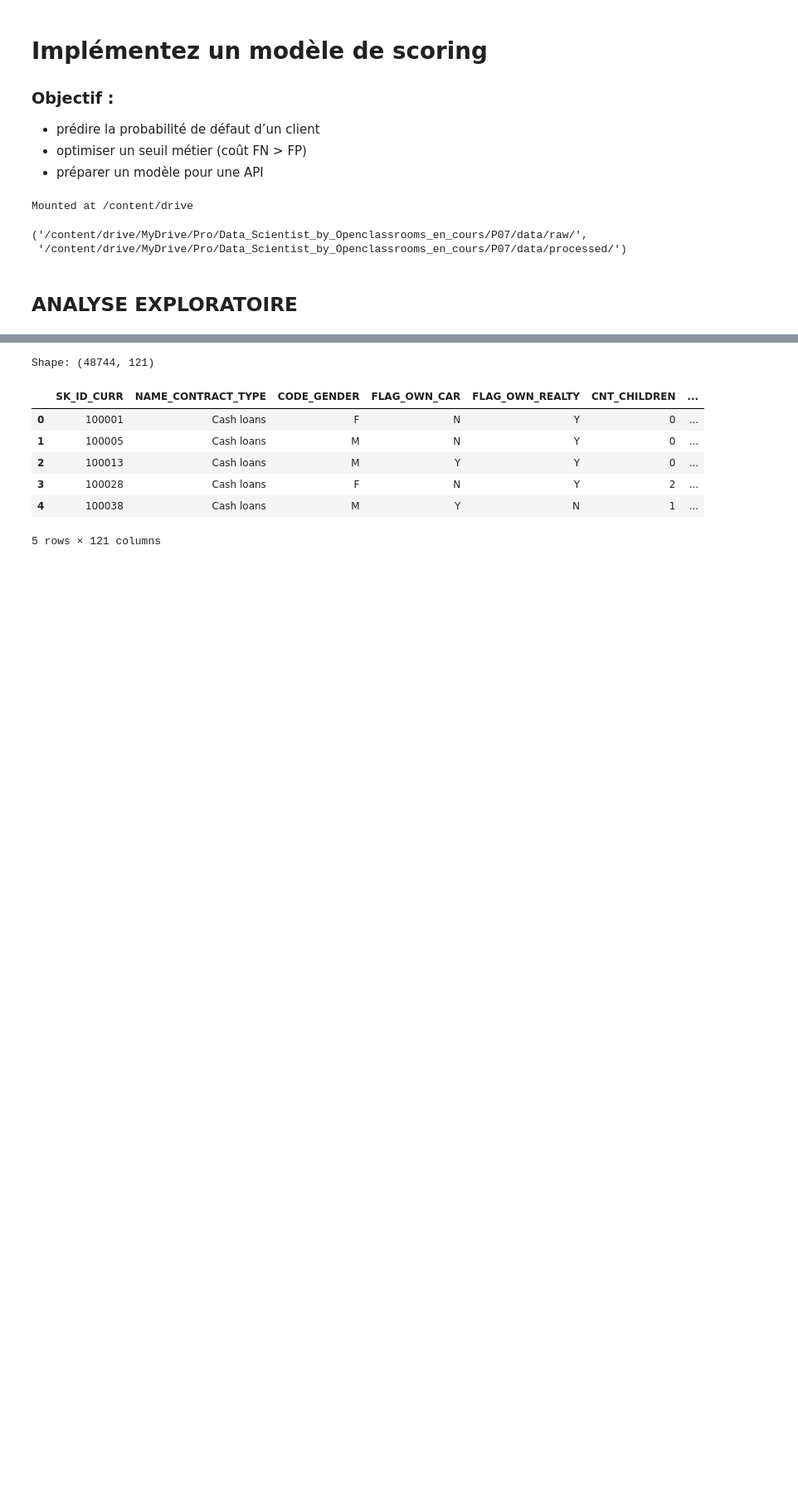
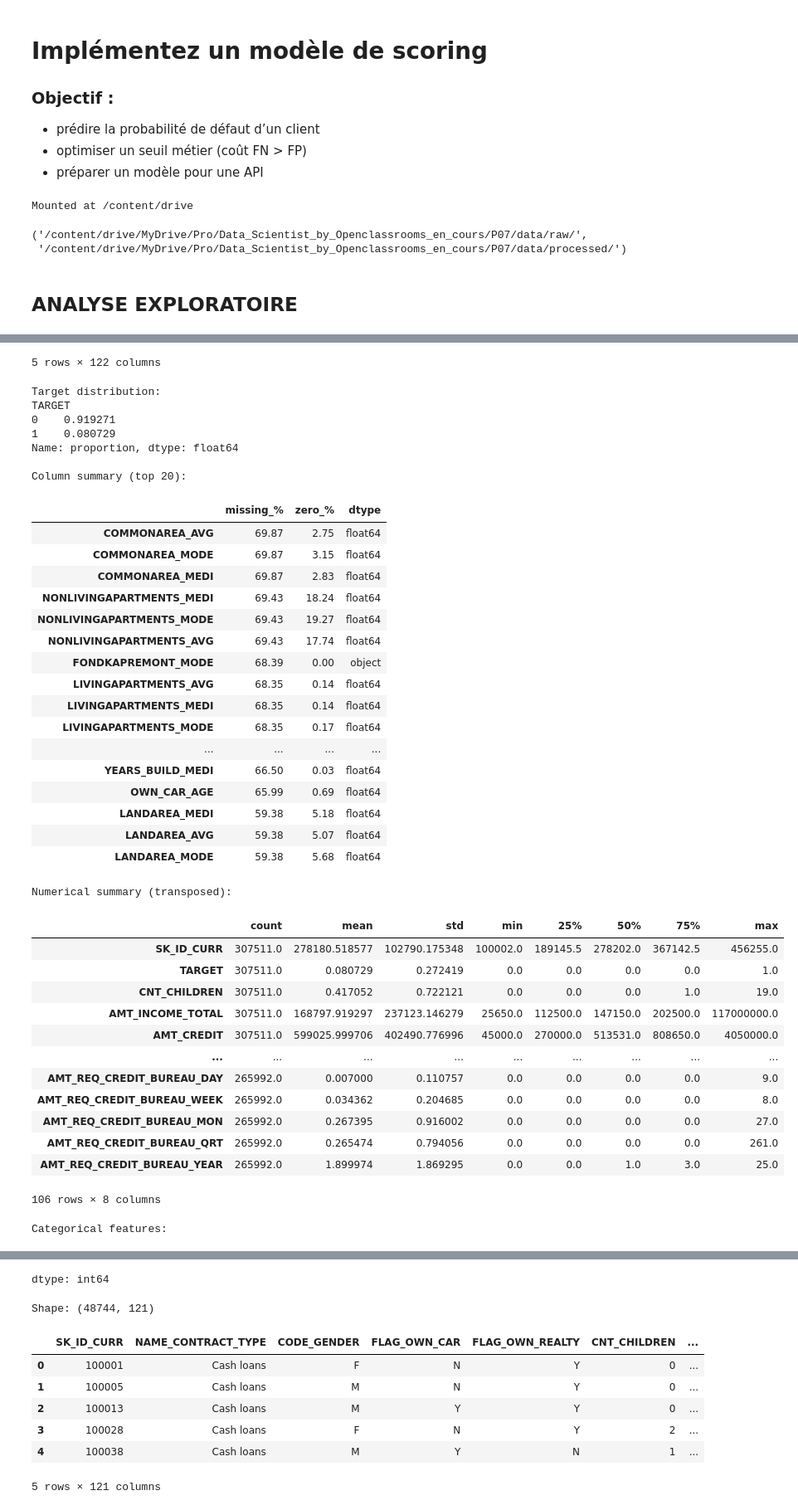
Before and after one commit to tpedCode/P07, a Jupyter notebook: notebooks/1_modeling.ipynb, the cells around one changed output, grey strips where cells are left out. Shown at 83% size. Drawn from its saved outputs; the diff is of its cells as text; code cells hidden in the pictures; blank space fills up the shorter version.

```diff
--- a/notebooks/1_modeling.ipynb
+++ b/notebooks/1_modeling.ipynb
@@ -104,0 +73,7 @@ dtype: int64
+# %%
+# APPLICATION TRAIN
+
+df_train = pd.read_csv(os.path.join(RAW_PATH, "application_train.csv"))
+
+analyze_dataframe(df_train, name="application_train")
+# %% [output]
@@ -104,0 +89,40 @@ dtype: int64
+5 rows × 122 columns
+Target distribution:
+TARGET
+0    0.919271
+1    0.080729
+Name: proportion, dtype: float64
+
+Column summary (top 20):
+|  | missing_% | zero_% | dtype |
+| COMMONAREA_AVG | 69.87 | 2.75 | float64 |
+| COMMONAREA_MODE | 69.87 | 3.15 | float64 |
+| COMMONAREA_MEDI | 69.87 | 2.83 | float64 |
+| NONLIVINGAPARTMENTS_MEDI | 69.43 | 18.24 | float64 |
+| NONLIVINGAPARTMENTS_MODE | 69.43 | 19.27 | float64 |
+| NONLIVINGAPARTMENTS_AVG | 69.43 | 17.74 | float64 |
+| FONDKAPREMONT_MODE | 68.39 | 0.00 | object |
+| LIVINGAPARTMENTS_AVG | 68.35 | 0.14 | float64 |
+| LIVINGAPARTMENTS_MEDI | 68.35 | 0.14 | float64 |
+| LIVINGAPARTMENTS_MODE | 68.35 | 0.17 | float64 |
+| ... | ... | ... | ... |
+| YEARS_BUILD_MEDI | 66.50 | 0.03 | float64 |
+| OWN_CAR_AGE | 65.99 | 0.69 | float64 |
+| LANDAREA_MEDI | 59.38 | 5.18 | float64 |
+| LANDAREA_AVG | 59.38 | 5.07 | float64 |
+| LANDAREA_MODE | 59.38 | 5.68 | float64 |
+Numerical summary (transposed):
+|  | count | mean | std | min | 25% | 50% | 75% | max |
+| SK_ID_CURR | 307511.0 | 278180.518577 | 102790.175348 | 100002.0 | 189145.5 | 278202.0 | 367142.5 | 456255.0 |
+| TARGET | 307511.0 | 0.080729 | 0.272419 | 0.0 | 0.0 | 0.0 | 0.0 | 1.0 |
+| CNT_CHILDREN | 307511.0 | 0.417052 | 0.722121 | 0.0 | 0.0 | 0.0 | 1.0 | 19.0 |
+| AMT_INCOME_TOTAL | 307511.0 | 168797.919297 | 237123.146279 | 25650.0 | 112500.0 | 147150.0 | 202500.0 | 117000000.0 |
+| AMT_CREDIT | 307511.0 | 599025.999706 | 402490.776996 | 45000.0 | 270000.0 | 513531.0 | 808650.0 | 4050000.0 |
+| ... | ... | ... | ... | ... | ... | ... | ... | ... |
+| AMT_REQ_CREDIT_BUREAU_DAY | 265992.0 | 0.007000 | 0.110757 | 0.0 | 0.0 | 0.0 | 0.0 | 9.0 |
+| AMT_REQ_CREDIT_BUREAU_WEEK | 265992.0 | 0.034362 | 0.204685 | 0.0 | 0.0 | 0.0 | 0.0 | 8.0 |
+| AMT_REQ_CREDIT_BUREAU_MON | 265992.0 | 0.267395 | 0.916002 | 0.0 | 0.0 | 0.0 | 0.0 | 27.0 |
+| AMT_REQ_CREDIT_BUREAU_QRT | 265992.0 | 0.265474 | 0.794056 | 0.0 | 0.0 | 0.0 | 0.0 | 261.0 |
+| AMT_REQ_CREDIT_BUREAU_YEAR | 265992.0 | 1.899974 | 1.869295 | 0.0 | 0.0 | 1.0 | 3.0 | 25.0 |
+106 rows × 8 columns
+Categorical features:
@@ -105,3 +146,4 @@ dtype: int64
+dtype: int64
 # %%
 # APPLICATION TEST
 
```
Also changed, not shown: parts of 3 cells of this notebook.
